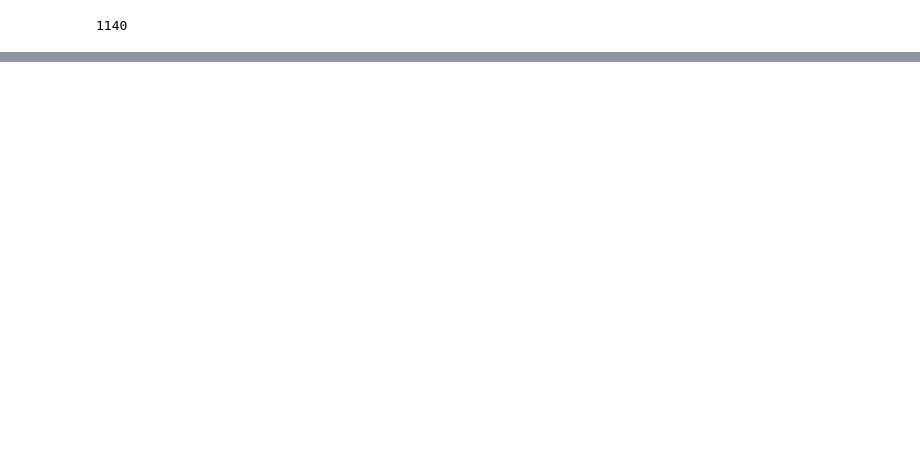
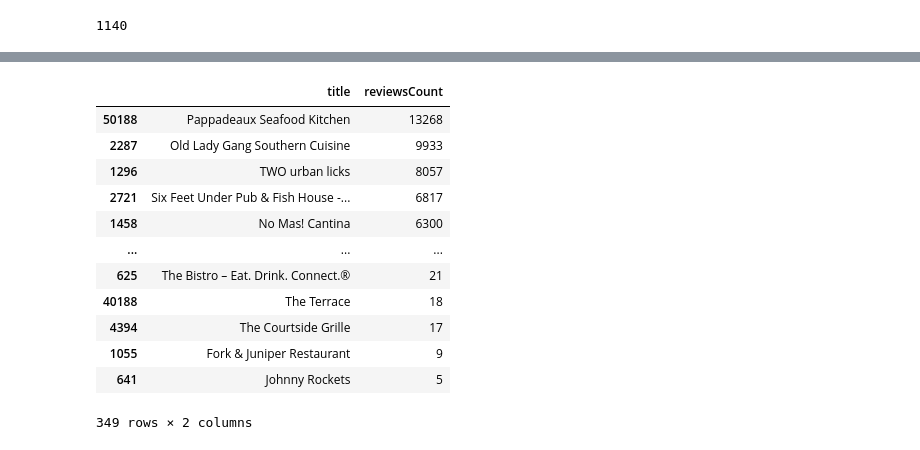
Before and after one commit to beatrizmarques2005/text_mining_in_reviews, a Jupyter notebook: notebooks/exploration.ipynb, the cells around one changed output, grey strips where cells are left out. Cells and saved outputs as stored; diff of their text form; code cells hidden in the pictures; blank space fills up the shorter version.

```diff
--- a/notebooks/exploration.ipynb
+++ b/notebooks/exploration.ipynb
@@ -108,0 +181,17 @@ dataset['title'].value_counts().max()
+# %%
+# How many reviews does each restaurant have, in reality?
+dataset_original[['title', 'reviewsCount']].drop_duplicates().sort_values(by='reviewsCount', ascending=False)
+# %% [output]
+|  | title | reviewsCount |
+| 50188 | Pappadeaux Seafood Kitchen | 13268 |
+| 2287 | Old Lady Gang Southern Cuisine | 9933 |
+| 1296 | TWO urban licks | 8057 |
+| 2721 | Six Feet Under Pub & Fish House -... | 6817 |
+| 1458 | No Mas! Cantina | 6300 |
+| ... | ... | ... |
+| 625 | The Bistro – Eat. Drink. Connect.® | 21 |
+| 40188 | The Terrace | 18 |
+| 4394 | The Courtside Grille | 17 |
+| 1055 | Fork & Juniper Restaurant | 9 |
+| 641 | Johnny Rockets | 5 |
+349 rows × 2 columns
```
Also changed, not shown: parts of 12 cells of this notebook.
